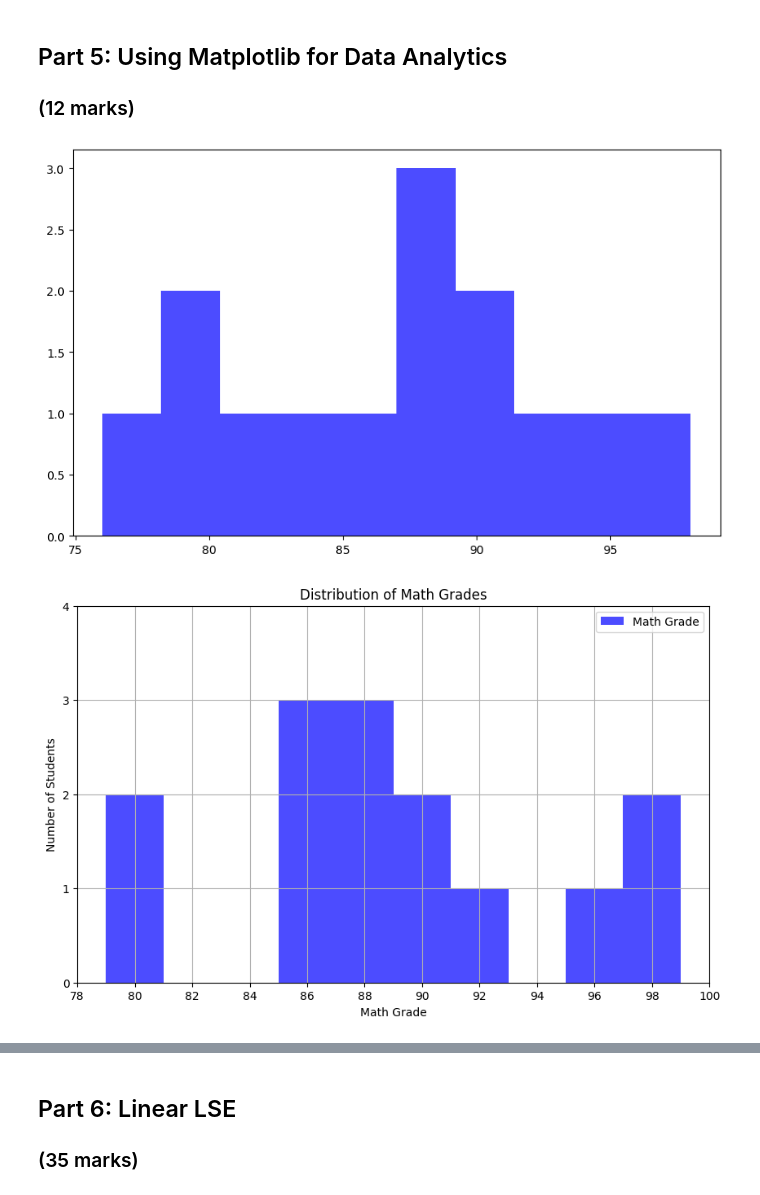
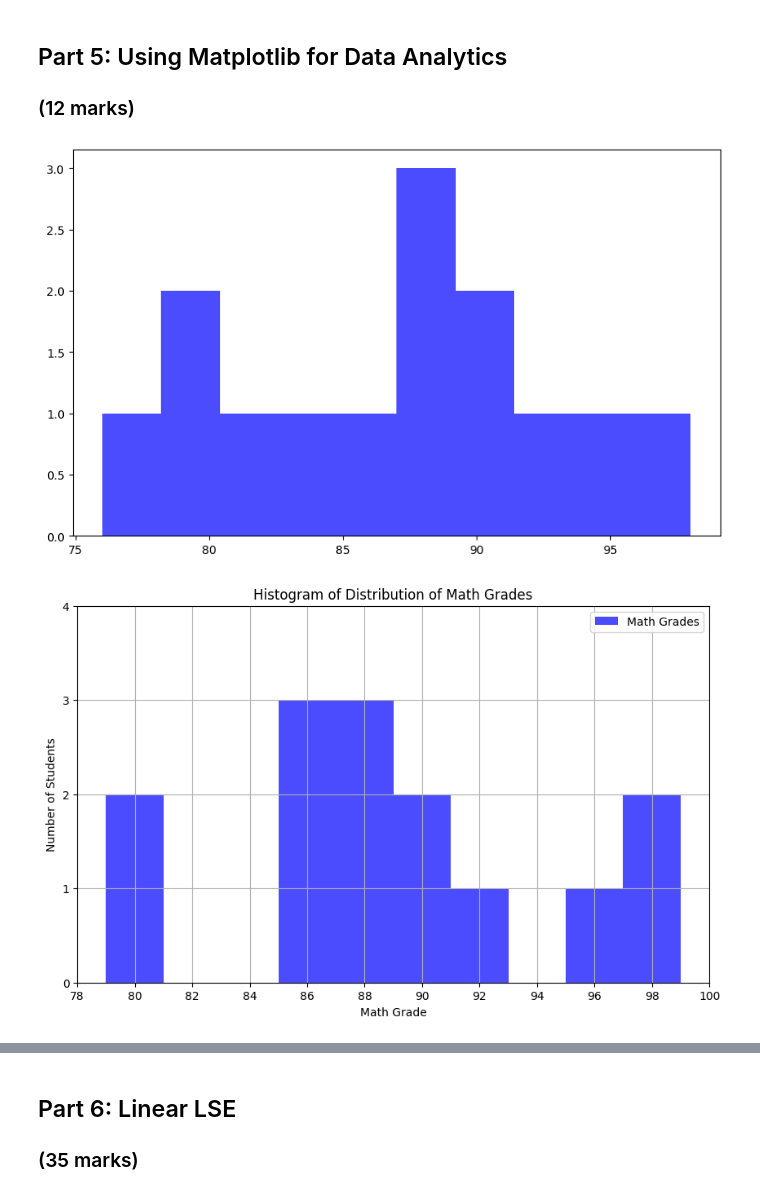
Before and after one commit to haniya-naeem/ENGG680_2025_Fall, a Jupyter notebook: Lab_Assignment1/Assignment1.ipynb, the cells around one changed output, grey strips where cells are left out. Saved outputs shown, nothing was run; the diff lists cells and outputs as text; code cells hidden in the pictures.

```diff
--- a/Lab_Assignment1/Assignment1.ipynb
+++ b/Lab_Assignment1/Assignment1.ipynb
@@ -365,12 +332,12 @@ df_studentGrades.describe()
 # In the code below, replace '<>' by choosing between 'str' for string or 'float' for float
 # to properly typecast each column.
 # (1 marks)
-df_studentGrades['studentID'] = df_studentGrades['studentID'].astype('string')
-df_studentGrades['firstName'] = df_studentGrades['firstName'].astype('string')
-df_studentGrades['lastName'] = df_studentGrades['lastName'].astype('string')
-df_studentGrades['englishGrade'] = df_studentGrades['englishGrade'].astype('float')
-df_studentGrades['mathGrade'] = df_studentGrades['mathGrade'].astype('float')
-df_studentGrades['GPA'] = df_studentGrades['GPA'].astype('float')
+df_studentGrades['studentID'] = df_studentGrades['studentID'].astype(str)
+df_studentGrades['firstName'] = df_studentGrades['firstName'].astype(str)
+df_studentGrades['lastName'] = df_studentGrades['lastName'].astype(str)
+df_studentGrades['englishGrade'] = df_studentGrades['englishGrade'].astype(float)
+df_studentGrades['mathGrade'] = df_studentGrades['mathGrade'].astype(float)
+df_studentGrades['GPA'] = df_studentGrades['GPA'].astype(float)
 # %%
 # Now let's see our statistics!
 df_studentGrades.describe()
@@ -684,35 +641,35 @@ import matplotlib.pyplot as plt
 # %%
 # Let's use matplotlib to display a histogram of the grades distribution
 # Histograms are useful for seeing the distribution of the students grades
 plt.figure(figsize=(10, 6))
 plt.hist(df_studentGrades['englishGrade'], bins=10, alpha=0.7, label='English Grades', color='blue')
 
 # Step 1: Use the line above as reference to create a histogram for the math grades
 # (1 mark)
 plt.figure(figsize=(10, 6))
-plt.hist(df_studentGrades['mathGrade'], bins=10, alpha=0.7, label='Math Grade', color='blue')
+plt.hist(df_studentGrades['mathGrade'], bins=10, alpha=0.7, label='Math Grades', color='blue')
 
 # Step 2: Ensure that your plot is descriptive, so use labels (x and y axis), a title, and a legend.
 # Hint: Use the matplotlib .legend(loc='<location>') to add and place the legend.
 # You can use 'upper left', 'upper right', 'lower left', and 'lower right' to specify the location.
 # (3 marks)
 plt.xticks(range(78,101,2))
 plt.xlabel('Math Grade')
 plt.yticks(range(0,5,1))
 plt.ylabel('Number of Students')
-plt.title('Distribution of Math Grades')
+plt.title('Histogram of Distribution of Math Grades')
 plt.legend(loc='upper right')
 plt.grid(True)
 
 
 # Step 3: Use the .savefig('<image_title>'.png) to output an image file of the histogram.
 # Please be sure to use a descriptive title!
 # (1 mark)
-plt.savefig('hist_math.png')
+plt.savefig('hist_math_grades.png')
 plt.show()
 # %% [output]
 [figure]
-[figure, old version]
+[figure, new version]
 # %%
 # Let's also use matplotlib to display a scatter plot of English vs. Math grades
 # Scatter plots are useful for seeing the relationship between two variables
```
Also changed, not shown: parts of 38 cells of this notebook.
